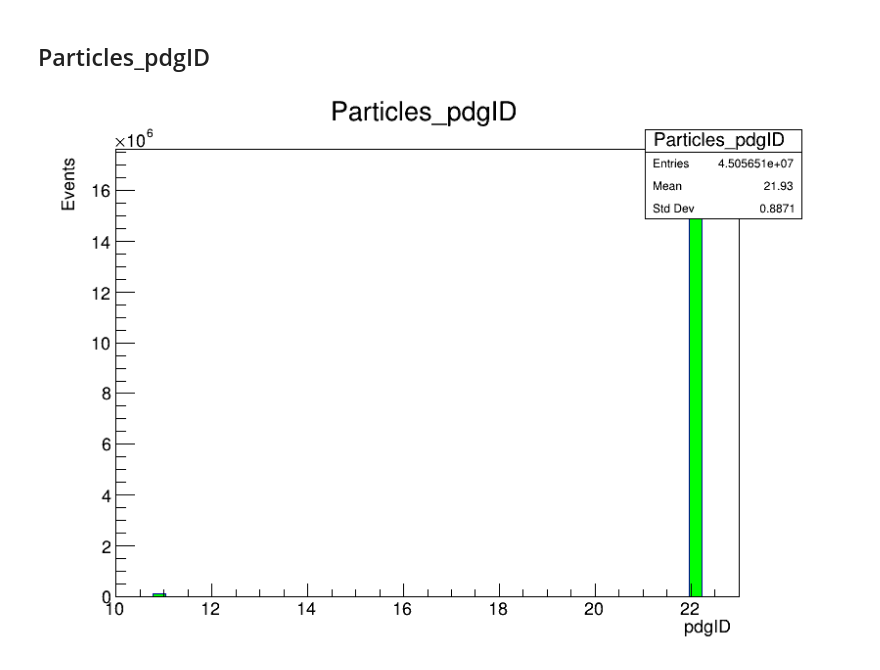
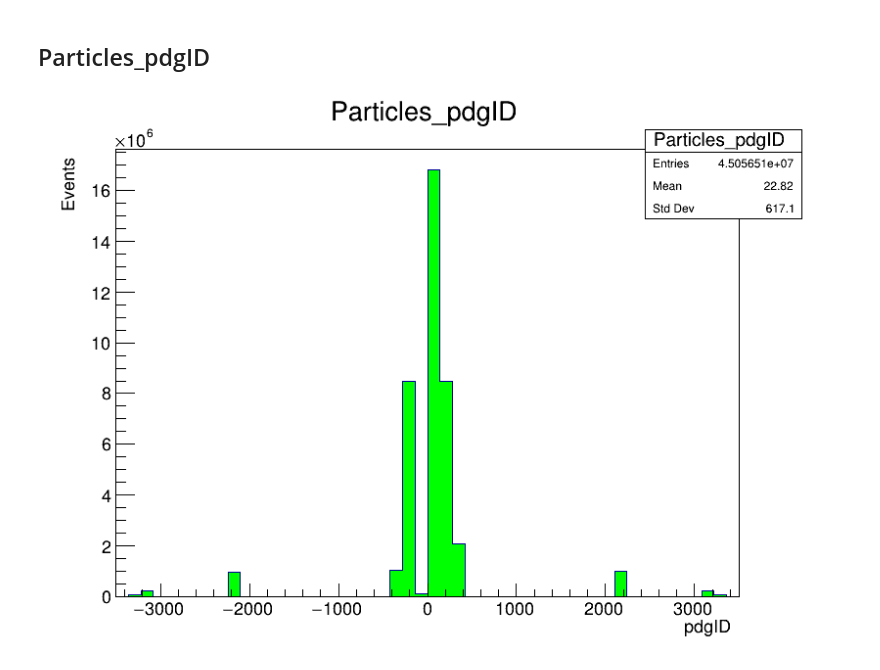
Before and after one commit to jummorenope/Temas-avanzados-en-f-sica-de-particulas, a Jupyter notebook: Actividad1/Tracks_Clusters_cpp.ipynb, the cells around one changed output. Cells and saved outputs as stored; diff of their text form; code cells hidden in the pictures.

```diff
--- a/Actividad1/Tracks_Clusters_cpp.ipynb
+++ b/Actividad1/Tracks_Clusters_cpp.ipynb
@@ -451,15 +517,15 @@ nentries = (Int_t)tree->GetEntries();
 # %%
 for (i = 0; i < nentries; i++)
 {
     nbytes = tree->GetEntry(i);
-    for(int tr=0; tr<Particles_pdgID->size(); tr++)
+    for(int tr=0; tr<Particles_pdgID->size();tr++)
     {
-        hist_lead_Particles_pdgID->Fill(Particles_pdgID->at(tr));
+        hist_Particles_pdgID->Fill(Particles_pdgID->at(tr));
     }
-
 }
-hist_lead_Particles_pdgID->SetFillColor(kGreen);
-hist_lead_Particles_pdgID->Draw();
+hist_Particles_pdgID->SetFillColor(kGreen);
+hist_Particles_pdgID->Draw();
 canvas->Draw();
+hist_Particles_pdgID=0;
 # %% [output]
-[figure, old version]
+[figure, new version]
```
Also changed, not shown: parts of 44 cells of this notebook.
